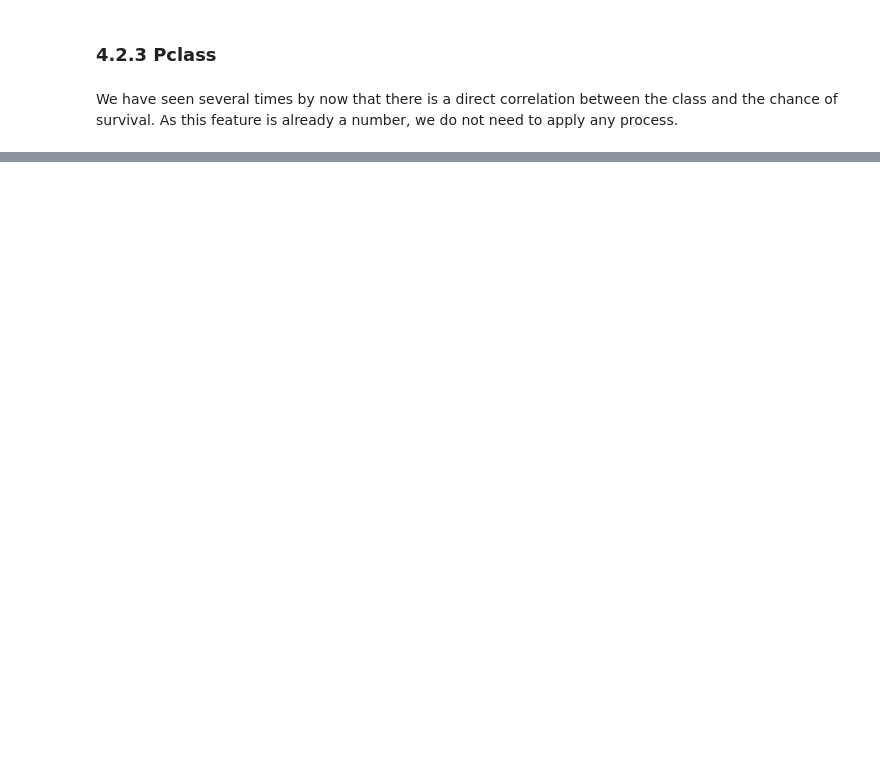
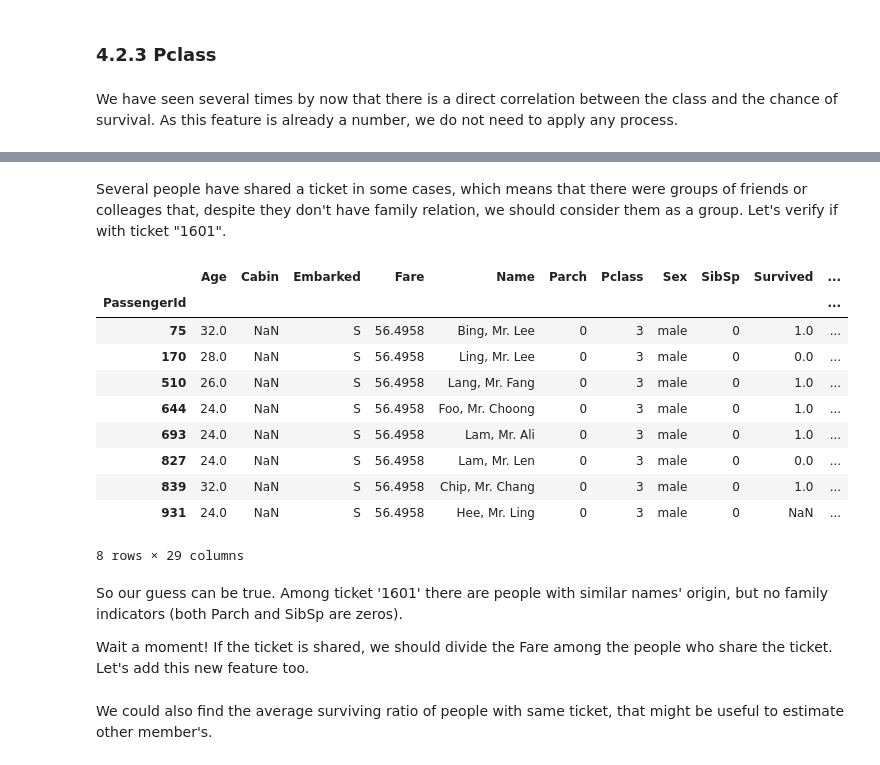
Before and after one commit to liopic/kaggle-notebooks, a Jupyter notebook: titanic/feature_engineering.ipynb, the cells around one changed output, grey strips where cells are left out. Saved outputs shown, nothing was run; the diff lists cells and outputs as text; code cells hidden in the pictures; blank space fills up the shorter version.

```diff
--- a/titanic/feature_engineering.ipynb
+++ b/titanic/feature_engineering.ipynb
@@ -288,6 +290,0 @@ We could guess that passenger with English names are from UK. A way to try it is
-# %%
-# Guess the language given the name
-import langid
-
-df['lang'] = df['surname'].apply(lambda n: langid.classify(n)[0])
-df.sample(10)
@@ -342,3 +291,5 @@ complete_embarked(df)
+# %%
+df['Embarked'].fillna('S', inplace=True)
 # %% [markdown]
 ## 3.4 Fare
 # %% [markdown]
@@ -353,6 +304,4 @@ df[pd.isnull(df.Fare)]
 We can assign a fare given the average fare of similar cases.
 # %%
 estimated_fare = df[(df.Embarked=='S') & (df.Pclass==3)].Fare.mean()
-df['Fare'] = df['Fare'].fillna(estimated_fare)
-
-df.loc[1044]
+df['Fare'].fillna(estimated_fare, inplace=True)
@@ -490,10 +430,6 @@ embarked_grouped.plot(kind='bar', stacked=True)
 # %% [output]
 <matplotlib.axes._subplots.AxesSubplot at 0x...>
 [figure]
-# %%
-df = pd.concat([df, pd.get_dummies(df['Embarked'], prefix='embarked')], axis=1)
-
-useful.extend(['embarked_{}'.format(x) for x in ['C', 'S', 'Q']])
 # %% [markdown]
 It's clear than there is differences and we need to encode this feature in multiple columns (one-hot encoding), that can be done with pandas get_dummies().
 # %%
@@ -527,0 +482,20 @@ When the evacuation started perhaps they used only English to alert the passenge
+# %% [markdown]
+Several people have shared a ticket in some cases, which means that there were groups of friends or colleages that, despite they don't have family relation, we should consider them as a group. Let's verify if with ticket "1601".
+# %%
+df[df['Ticket']=='1601']
+# %% [output]
+|  | Age | Cabin | Embarked | Fare | Name | Parch | Pclass | Sex | SibSp | Survived | ... |
+| PassengerId |  |  |  |  |  |  |  |  |  |  | ... |
+| 75 | 32.0 | NaN | S | 56.4958 | Bing, Mr. Lee | 0 | 3 | male | 0 | 1.0 | ... |
+| 170 | 28.0 | NaN | S | 56.4958 | Ling, Mr. Lee | 0 | 3 | male | 0 | 0.0 | ... |
+| 510 | 26.0 | NaN | S | 56.4958 | Lang, Mr. Fang | 0 | 3 | male | 0 | 1.0 | ... |
+| 644 | 24.0 | NaN | S | 56.4958 | Foo, Mr. Choong | 0 | 3 | male | 0 | 1.0 | ... |
+| 693 | 24.0 | NaN | S | 56.4958 | Lam, Mr. Ali | 0 | 3 | male | 0 | 1.0 | ... |
+| 827 | 24.0 | NaN | S | 56.4958 | Lam, Mr. Len | 0 | 3 | male | 0 | 0.0 | ... |
+| 839 | 32.0 | NaN | S | 56.4958 | Chip, Mr. Chang | 0 | 3 | male | 0 | 1.0 | ... |
+| 931 | 24.0 | NaN | S | 56.4958 | Hee, Mr. Ling | 0 | 3 | male | 0 | NaN | ... |
+8 rows × 29 columns
+# %% [markdown]
+So our guess can be true. Among ticket '1601' there are people with similar names' origin, but no family indicators (both Parch and SibSp are zeros).
+
+Wait a moment! If the ticket is shared, we should divide the Fare among the people who share the ticket. Let's add this new feature too.
@@ -527,0 +507,2 @@ When the evacuation started perhaps they used only English to alert the passenge
+# %% [markdown]
+We could also find the average surviving ratio of people with same ticket, that might be useful to estimate other member's.
```
Also changed, not shown: parts of 70 cells of this notebook.
